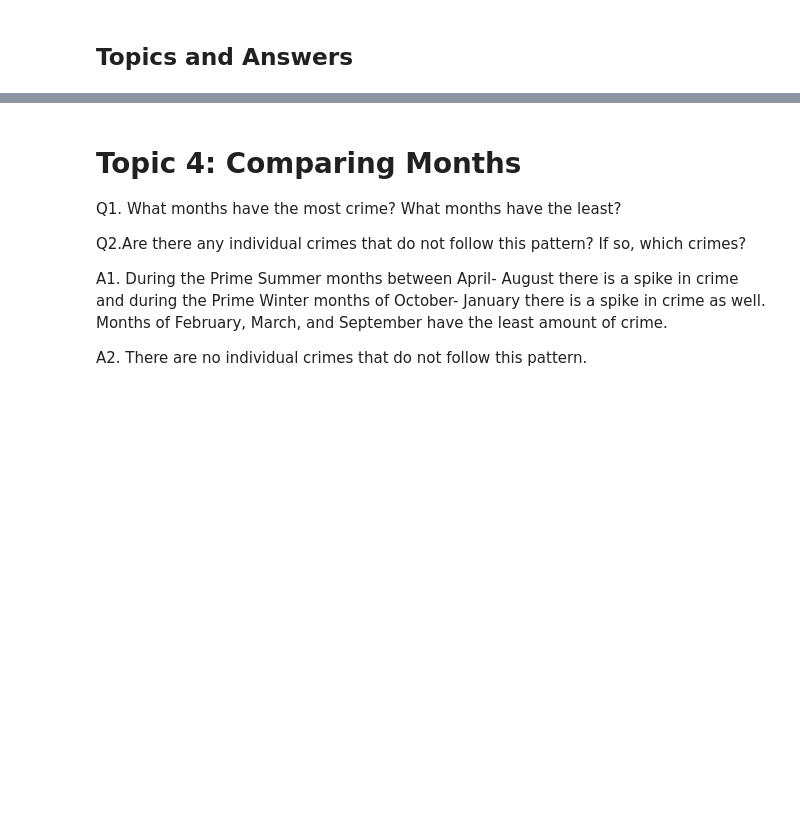
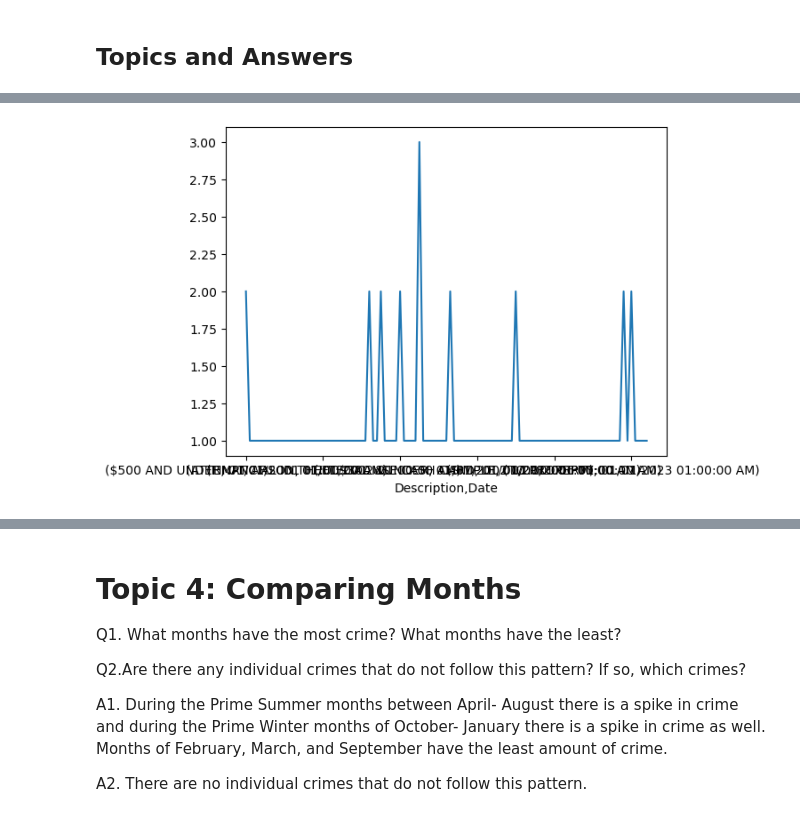
Before and after one commit to CatDawn29/Tippins-Chicago-Data-Project-4, a Jupyter notebook: Project 4 - Tippins Chicago Crime Data.ipynb, the cells around one changed output, grey strips where cells are left out. Cells and saved outputs as stored; diff of their text form; code cells hidden in the pictures; blank space fills up the shorter version.

```diff
--- a/Project 4 - Tippins Chicago Crime Data.ipynb
+++ b/Project 4 - Tippins Chicago Crime Data.ipynb
@@ -353,0 +370,4 @@ A2. There are two individual crimes that are slightly decreasing as time goes on
+# %%
+## Get # of crimes by Hour
+crimes_by_hour = df.groupby('Description')['Date'].value_counts().sort_index()
+crimes_by_hour
@@ -353,0 +388,4 @@ A2. There are two individual crimes that are slightly decreasing as time goes on
+# %%
+crimes_by_hour.plot();
+# %% [output]
+[figure, added]
```
Also changed, not shown: parts of 35 cells of this notebook, 25 other files.
